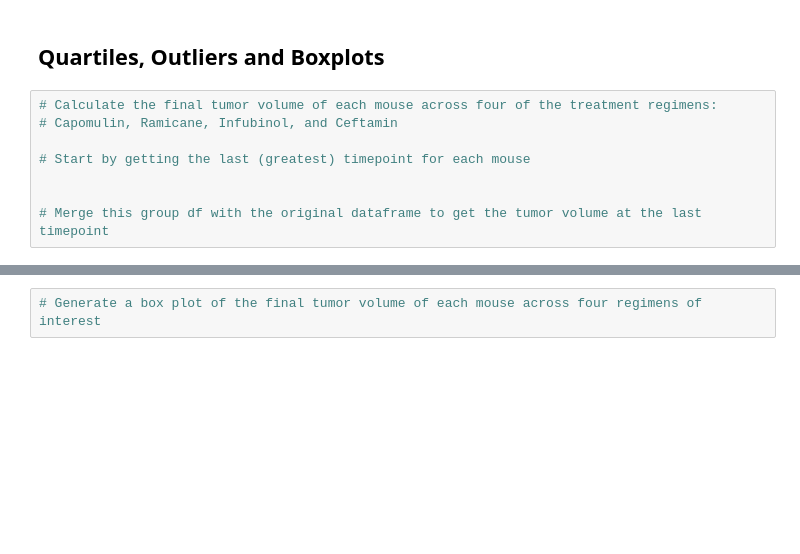
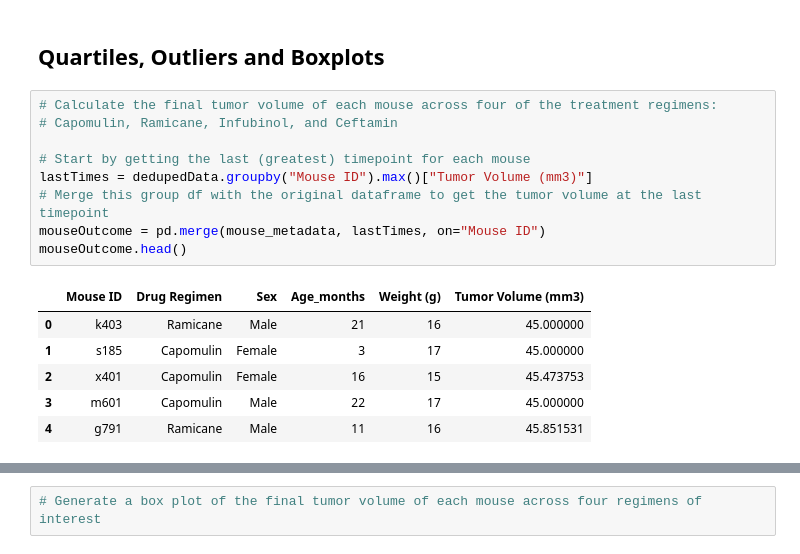
Before and after one commit to MarcyVampQueen/Matplotlib-challenge, a Jupyter notebook: Pymaceuticals/pymaceuticals_starter.ipynb, the cells around one changed output, grey strips where cells are left out. Cells and saved outputs as stored; diff of their text form; blank space fills up the shorter version.

```diff
--- a/Pymaceuticals/pymaceuticals_starter.ipynb
+++ b/Pymaceuticals/pymaceuticals_starter.ipynb
@@ -148,10 +148,18 @@ plt.show()
 # %%
 # Calculate the final tumor volume of each mouse across four of the treatment regimens:
 # Capomulin, Ramicane, Infubinol, and Ceftamin
 
 # Start by getting the last (greatest) timepoint for each mouse
-
-
+lastTimes = dedupedData.groupby("Mouse ID").max()["Tumor Volume (mm3)"]
 # Merge this group df with the original dataframe to get the tumor volume at the last timepoint
+mouseOutcome = pd.merge(mouse_metadata, lastTimes, on="Mouse ID")
+mouseOutcome.head()
+# %% [output]
+|  | Mouse ID | Drug Regimen | Sex | Age_months | Weight (g) | Tumor Volume (mm3) |
+| 0 | k403 | Ramicane | Male | 21 | 16 | 45.000000 |
+| 1 | s185 | Capomulin | Female | 3 | 17 | 45.000000 |
+| 2 | x401 | Capomulin | Female | 16 | 15 | 45.473753 |
+| 3 | m601 | Capomulin | Male | 22 | 17 | 45.000000 |
+| 4 | g791 | Ramicane | Male | 11 | 16 | 45.851531 |
 # %%
 # Put treatments into a list for for loop (and later for plot labels)
```
Also changed, not shown: parts of 1 cell of this notebook.
